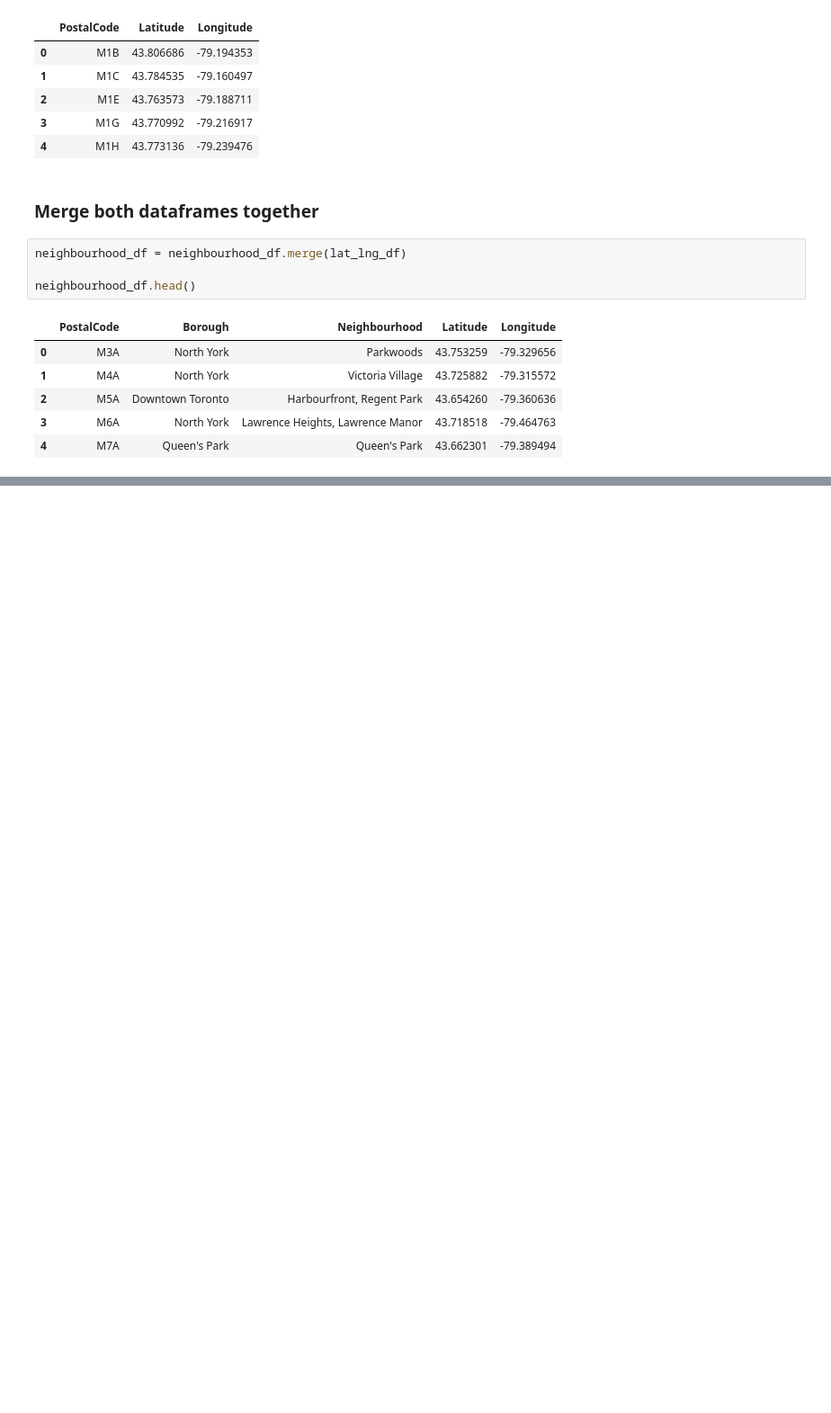
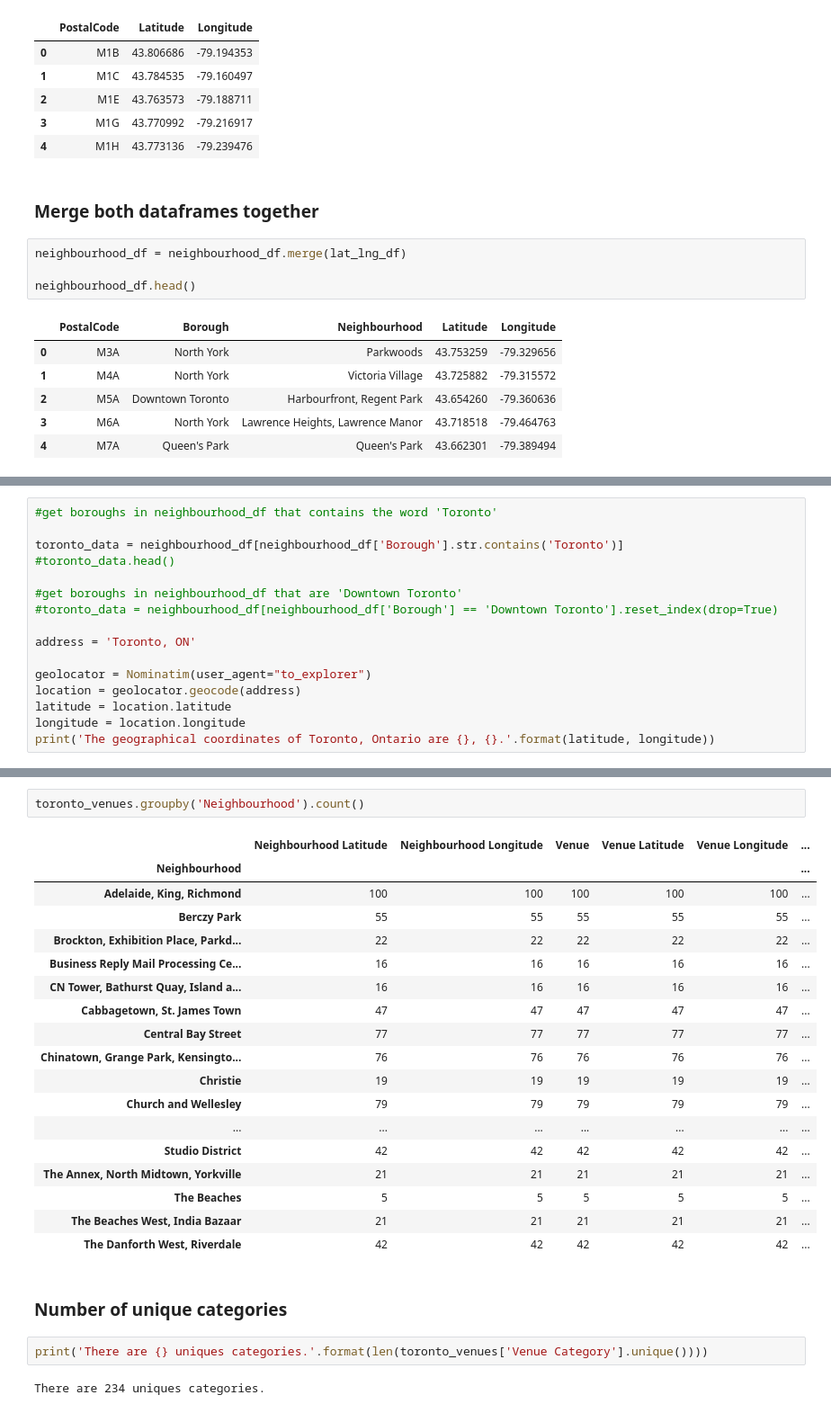
Before and after one commit to genephoenix/segmenting-clustering-toronto-neighbourhoods, a Jupyter notebook: Segmenting and Clustering Neighborhoods in Toronto.ipynb, the cells around one changed output, grey strips where cells are left out. Shown at 90% size. Drawn from its saved outputs; the diff is of its cells as text; blank space fills up the shorter version.

```diff
--- a/Segmenting and Clustering Neighborhoods in Toronto.ipynb
+++ b/Segmenting and Clustering Neighborhoods in Toronto.ipynb
@@ -178,0 +218,16 @@ neighbourhood_df.head()
+# %%
+#get boroughs in neighbourhood_df that contains the word 'Toronto'
+
+toronto_data = neighbourhood_df[neighbourhood_df['Borough'].str.contains('Toronto')]
+#toronto_data.head()
+
+#get boroughs in neighbourhood_df that are 'Downtown Toronto'
+#toronto_data = neighbourhood_df[neighbourhood_df['Borough'] == 'Downtown Toronto'].reset_index(drop=True)
+
+address = 'Toronto, ON'
+
+geolocator = Nominatim(user_agent="to_explorer")
+location = geolocator.geocode(address)
+latitude = location.latitude
+longitude = location.longitude
+print('The geographical coordinates of Toronto, Ontario are {}, {}.'.format(latitude, longitude))
@@ -178,0 +360,27 @@ neighbourhood_df.head()
+# %%
+toronto_venues.groupby('Neighbourhood').count()
+# %% [output]
+|  | Neighbourhood Latitude | Neighbourhood Longitude | Venue | Venue Latitude | Venue Longitude | ... |
+| Neighbourhood |  |  |  |  |  | ... |
+| Adelaide, King, Richmond | 100 | 100 | 100 | 100 | 100 | ... |
+| Berczy Park | 55 | 55 | 55 | 55 | 55 | ... |
+| Brockton, Exhibition Place, Parkd... | 22 | 22 | 22 | 22 | 22 | ... |
+| Business Reply Mail Processing Ce... | 16 | 16 | 16 | 16 | 16 | ... |
+| CN Tower, Bathurst Quay, Island a... | 16 | 16 | 16 | 16 | 16 | ... |
+| Cabbagetown, St. James Town | 47 | 47 | 47 | 47 | 47 | ... |
+| Central Bay Street | 77 | 77 | 77 | 77 | 77 | ... |
+| Chinatown, Grange Park, Kensingto... | 76 | 76 | 76 | 76 | 76 | ... |
+| Christie | 19 | 19 | 19 | 19 | 19 | ... |
+| Church and Wellesley | 79 | 79 | 79 | 79 | 79 | ... |
+| ... | ... | ... | ... | ... | ... | ... |
+| Studio District | 42 | 42 | 42 | 42 | 42 | ... |
+| The Annex, North Midtown, Yorkville | 21 | 21 | 21 | 21 | 21 | ... |
+| The Beaches | 5 | 5 | 5 | 5 | 5 | ... |
+| The Beaches West, India Bazaar | 21 | 21 | 21 | 21 | 21 | ... |
+| The Danforth West, Riverdale | 42 | 42 | 42 | 42 | 42 | ... |
+# %% [markdown]
+### Number of unique categories
+# %%
+print('There are {} uniques categories.'.format(len(toronto_venues['Venue Category'].unique())))
+# %% [output]
+There are 234 uniques categories.
```
Also changed, not shown: parts of 41 cells of this notebook.
